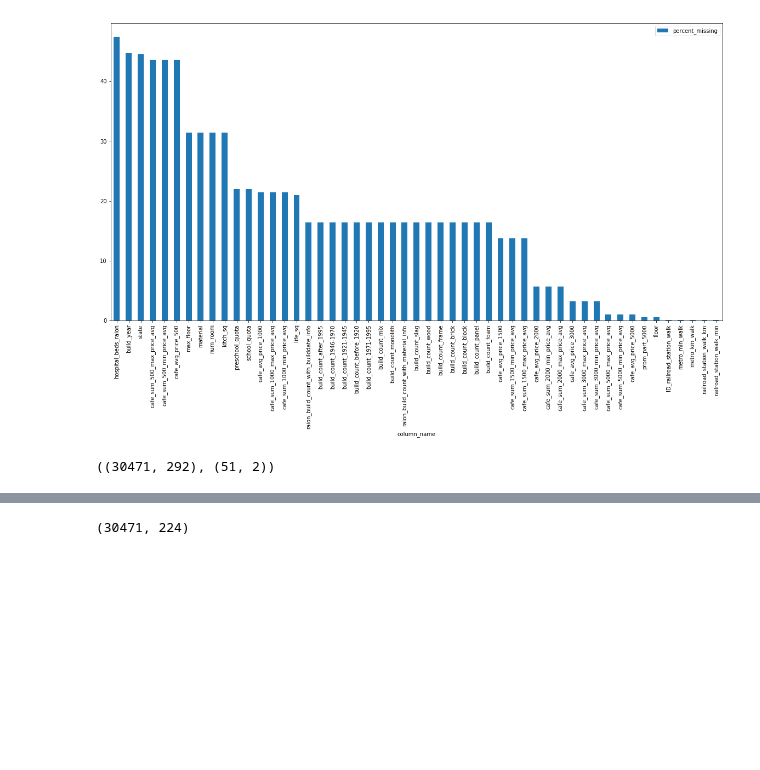
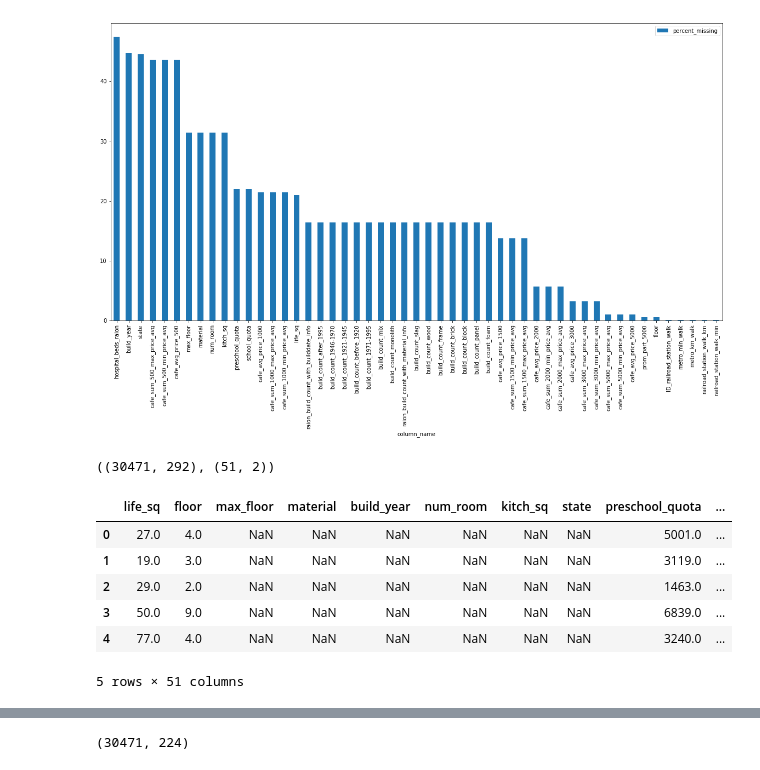
Before and after one commit to m-salewski/data-modeling-protocol, a Jupyter notebook: notebooks/modeling/sberbank_russian_housing__0order_explore.ipynb, the cells around one changed output, grey strips where cells are left out. Saved outputs shown, nothing was run; the diff lists cells and outputs as text; code cells hidden in the pictures; blank space fills up the shorter version.

```diff
--- a/notebooks/modeling/sberbank_russian_housing__0order_explore.ipynb
+++ b/notebooks/modeling/sberbank_russian_housing__0order_explore.ipynb
@@ -115,3 +297,13 @@ missing.sort_values("percent_missing", ascending=False).plot.bar(x='column_name'
 df.shape, missing.shape
 # %% [output]
 ((30471, 292), (51, 2))
+# %%
+df[missing.column_name.tolist()].head()
+# %% [output]
+|  | life_sq | floor | max_floor | material | build_year | num_room | kitch_sq | state | preschool_quota | ... |
+| 0 | 27.0 | 4.0 | NaN | NaN | NaN | NaN | NaN | NaN | 5001.0 | ... |
+| 1 | 19.0 | 3.0 | NaN | NaN | NaN | NaN | NaN | NaN | 3119.0 | ... |
+| 2 | 29.0 | 2.0 | NaN | NaN | NaN | NaN | NaN | NaN | 1463.0 | ... |
+| 3 | 50.0 | 9.0 | NaN | NaN | NaN | NaN | NaN | NaN | 6839.0 | ... |
+| 4 | 77.0 | 4.0 | NaN | NaN | NaN | NaN | NaN | NaN | 3240.0 | ... |
+5 rows × 51 columns
```
Also changed, not shown: parts of 30 cells of this notebook, 1 other file.
